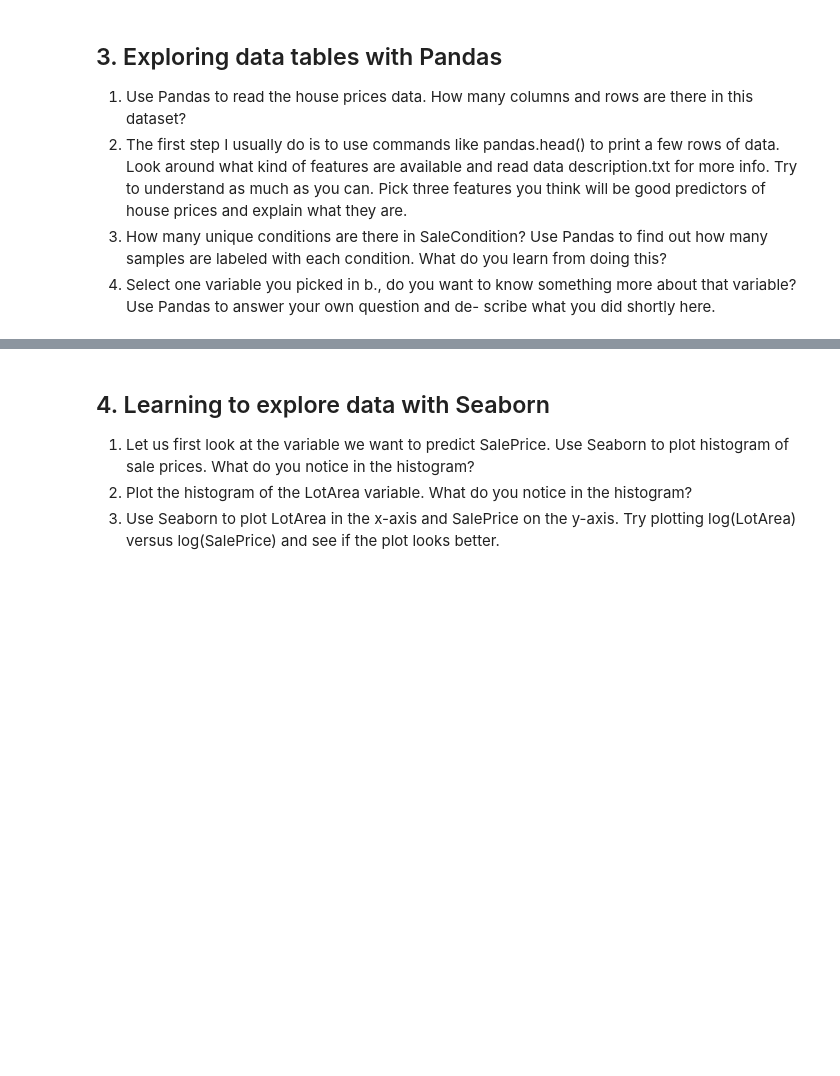
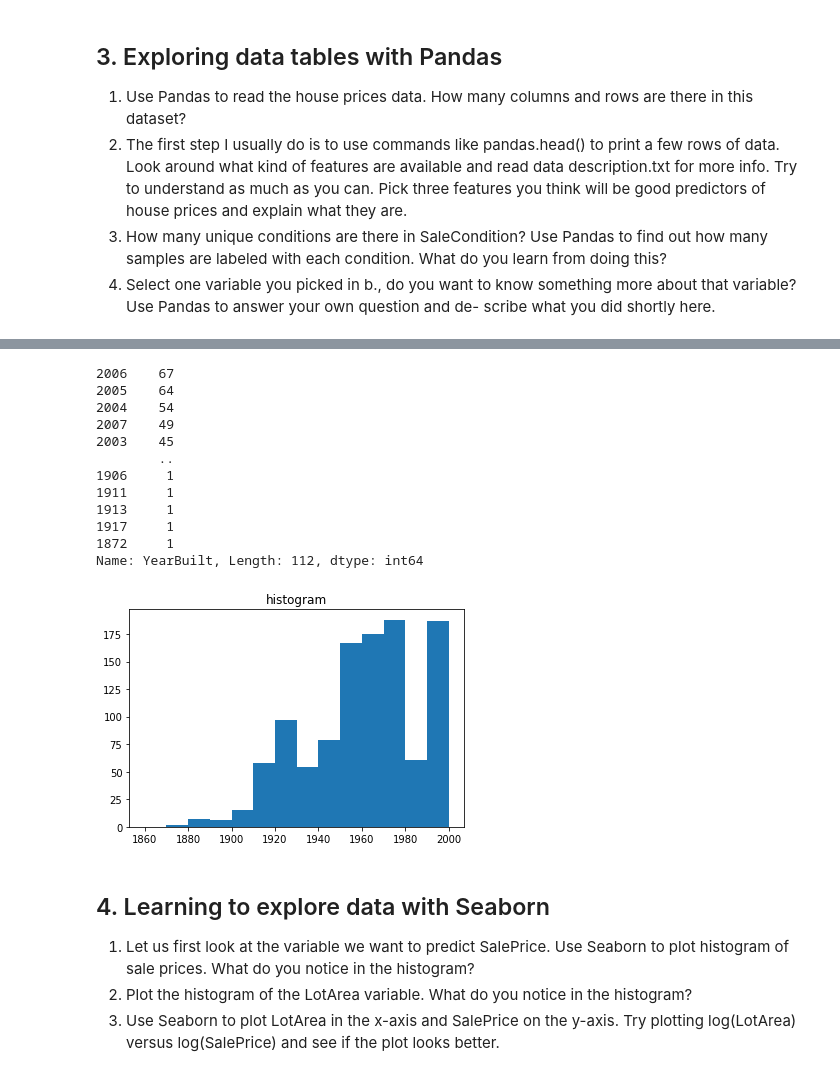
Before and after one commit to teerameth/FRA311-AI_Labs, a Jupyter notebook: Lab 1/lab01_notebook.ipynb, the cells around one changed output, grey strips where cells are left out. Saved outputs shown, nothing was run; the diff lists cells and outputs as text; code cells hidden in the pictures; blank space fills up the shorter version.

```diff
--- a/Lab 1/lab01_notebook.ipynb
+++ b/Lab 1/lab01_notebook.ipynb
@@ -7,0 +14,2 @@
+# %%
+dataset = pd.read_csv('train.csv') # load training set as dataframe
@@ -8,3 +42,25 @@
+# %%
+# 3d) Select one variable from 3b) & visualize something
+# เลือกมา 3 features -> LotArea, YearBuilt, SaleCondition (เหตุผล: คิดว่าน่าจะเกี่ยวข้องกับราคามากที่สุด)
+print(dataset['YearBuilt'].value_counts())
+
+plt.hist(dataset['YearBuilt'], bins = np.arange(1860, 2010, 10))
+plt.title("histogram")
+plt.show()
+# %% [output]
+2006    67
+2005    64
+2004    54
+2007    49
+2003    45
+        ..
+1906     1
+1911     1
+1913     1
+1917     1
+1872     1
+Name: YearBuilt, Length: 112, dtype: int64
+[figure, added]
 # %% [markdown]
 ## 4. Learning to explore data with Seaborn
 
```
Also changed, not shown: parts of 24 cells of this notebook, 7 other files.
